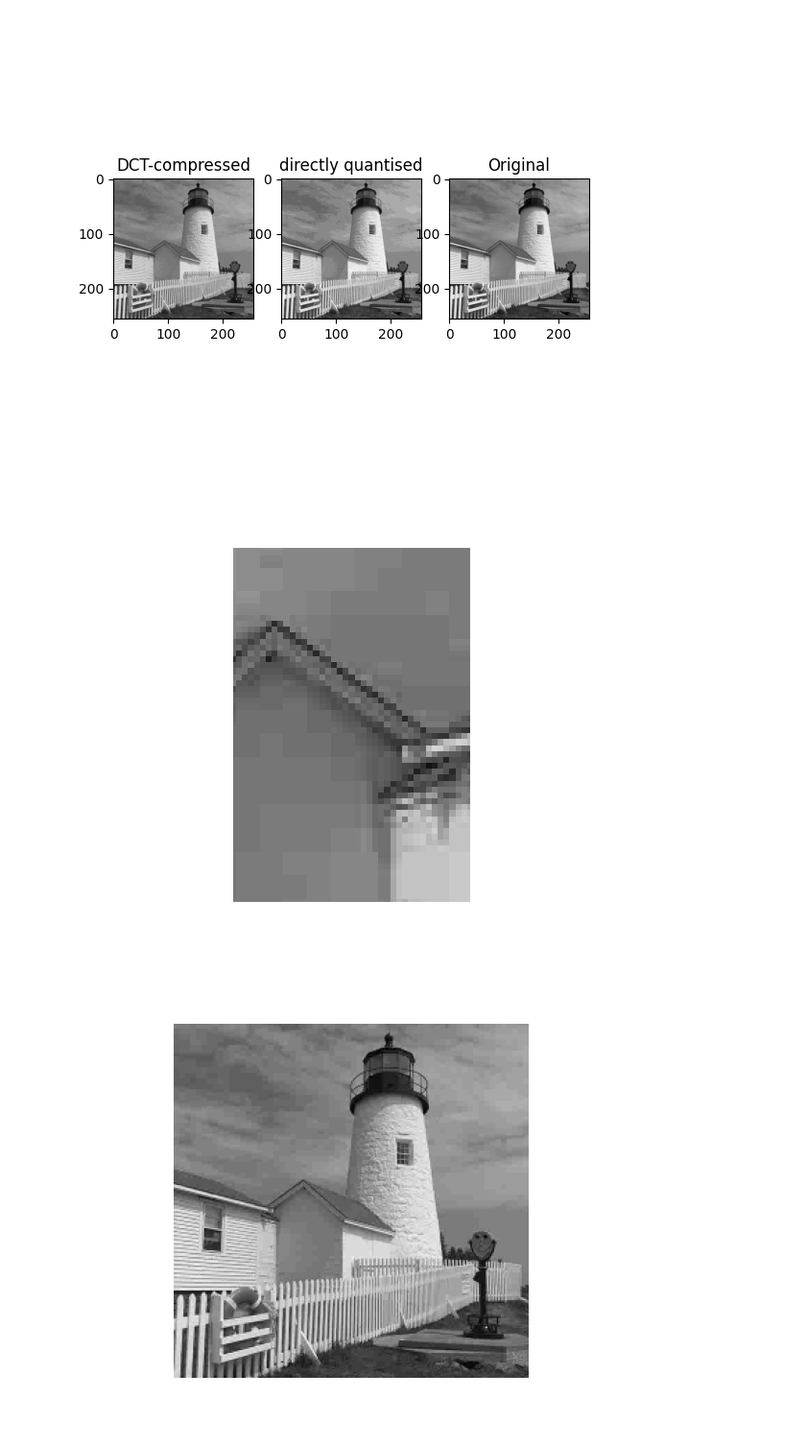
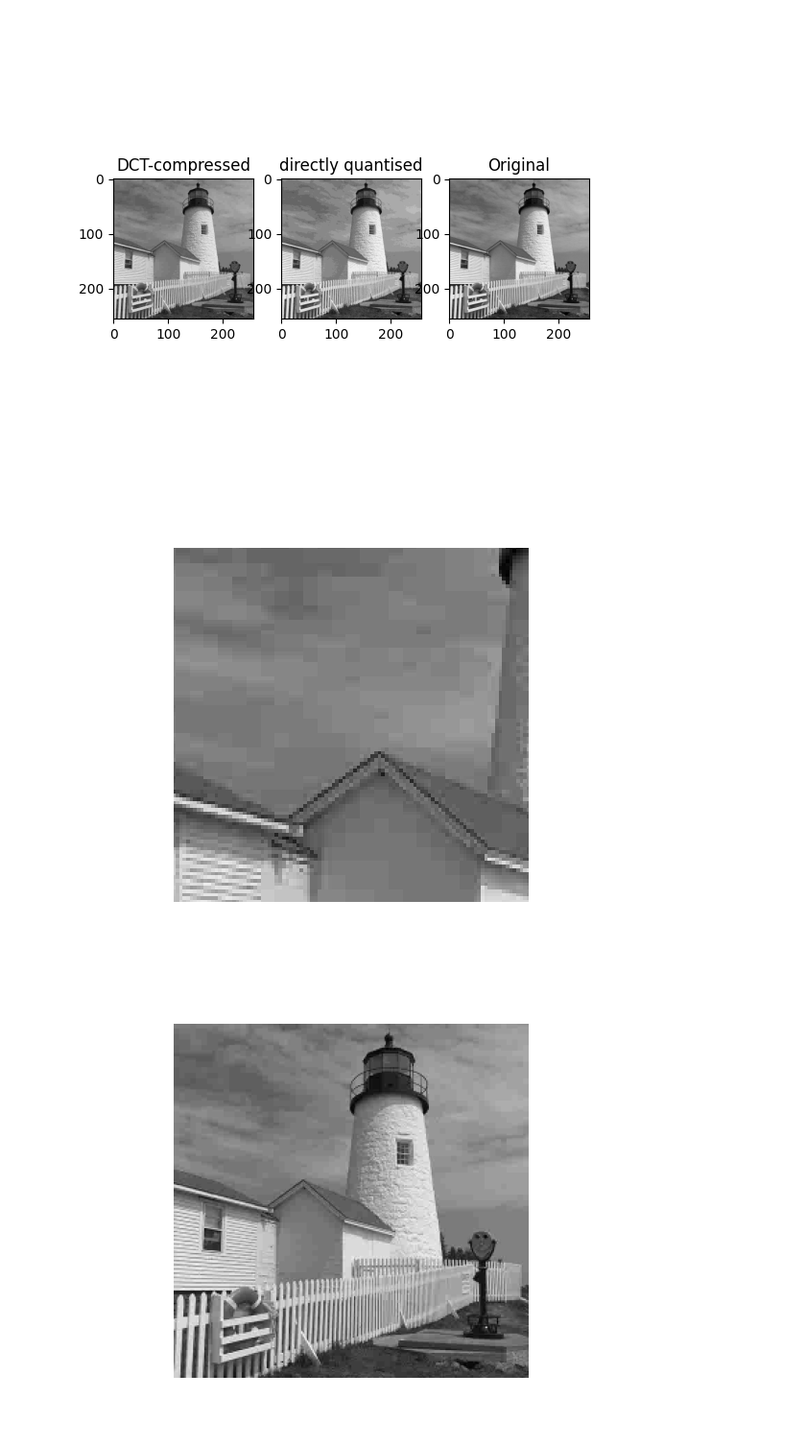
Before and after one commit to ki277/cued_sf2_lab, a Jupyter notebook: 7-the-discrete-cosine-transform.ipynb, the cells around one changed output. Shown at 96% size. Cells and saved outputs as stored; diff of their text form; code cells hidden in the pictures.

```diff
--- a/7-the-discrete-cosine-transform.ipynb
+++ b/7-the-discrete-cosine-transform.ipynb
@@ -564,13 +564,13 @@ compression ratio for directly quantised = 1.0
 # %%
 fig, ax = plt.subplots()
 ax.imshow(Z_opt4, cmap='gray')
-ax.set_xlim(100, 60)
-ax.set_ylim(160, 100)
+ax.set_xlim(35, 135)
+ax.set_ylim(155, 55)
 ax.axis('off')
-#plt.savefig('7_C4_zoom.png', dpi=300, bbox_inches='tight')
+plt.savefig('7_C4_zoom.png', dpi=300, bbox_inches='tight')
 plt.show()
 # %% [output]
-[figure, old version]
+[figure, new version]
 # %%
 fig, ax = plt.subplots()
 ax.imshow(Z_opt4, cmap='gray')
```
Also changed, not shown: parts of 2 cells of this notebook, 3 other files.
